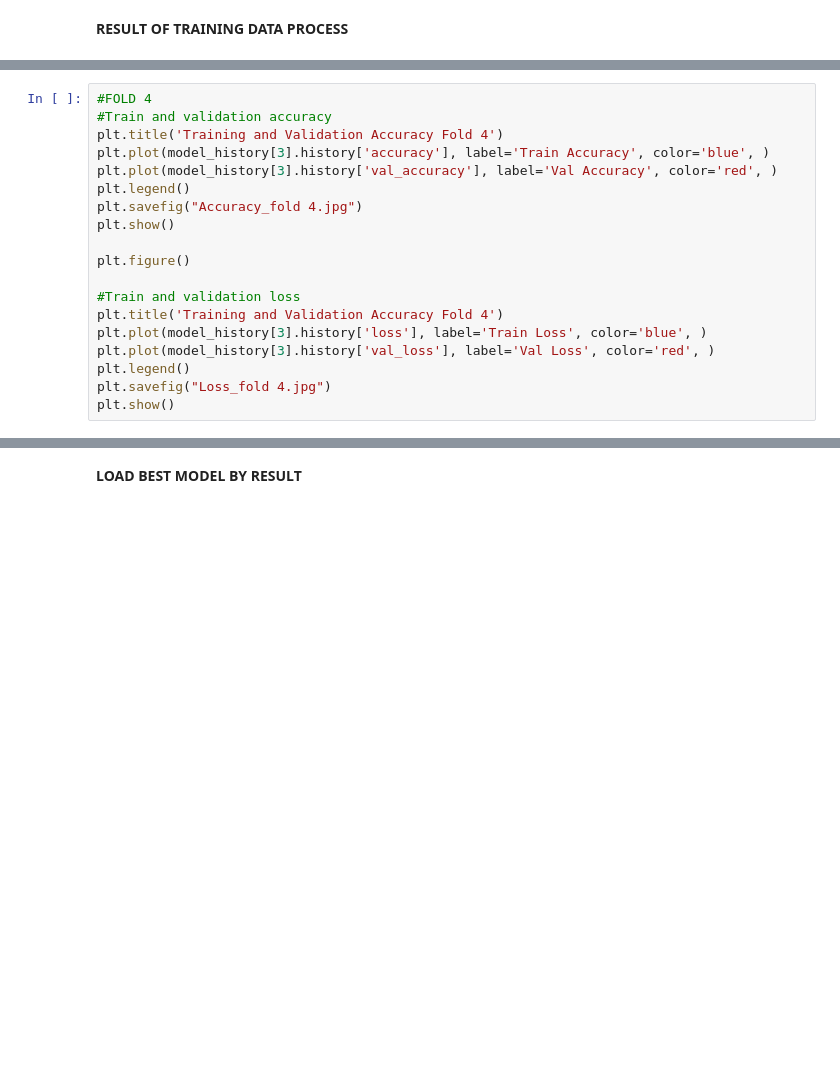
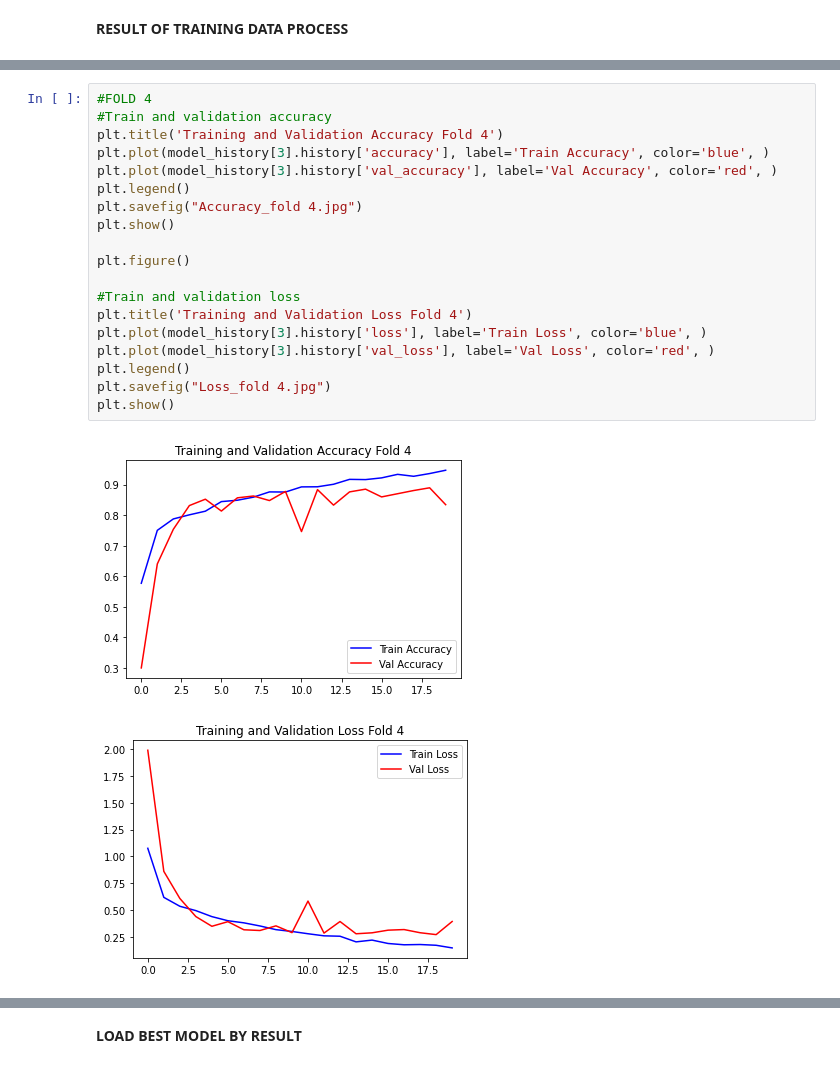
Before and after one commit to avishatr/TA, a Jupyter notebook: alexnet-corn-or-maize-disease-detectection.ipynb, the cells around one changed output, grey strips where cells are left out. Saved outputs shown, nothing was run; the diff lists cells and outputs as text; blank space fills up the shorter version.

```diff
--- a/alexnet-corn-or-maize-disease-detectection.ipynb
+++ b/alexnet-corn-or-maize-disease-detectection.ipynb
@@ -273,22 +328,25 @@ plt.show()
 # %%
 #FOLD 4
 #Train and validation accuracy
 plt.title('Training and Validation Accuracy Fold 4')
 plt.plot(model_history[3].history['accuracy'], label='Train Accuracy', color='blue', )
 plt.plot(model_history[3].history['val_accuracy'], label='Val Accuracy', color='red', )
 plt.legend()
 plt.savefig("Accuracy_fold 4.jpg")
 plt.show()
 
 plt.figure()
 
 #Train and validation loss
-plt.title('Training and Validation Accuracy Fold 4')
+plt.title('Training and Validation Loss Fold 4')
 plt.plot(model_history[3].history['loss'], label='Train Loss', color='blue', )
 plt.plot(model_history[3].history['val_loss'], label='Val Loss', color='red', )
 plt.legend()
 plt.savefig("Loss_fold 4.jpg")
 plt.show()
+# %% [output]
+[figure, added]
+[figure, added]
 # %%
 #FOLD 5
 #Train and validation accuracy
```
Also changed, not shown: parts of 19 cells of this notebook.
